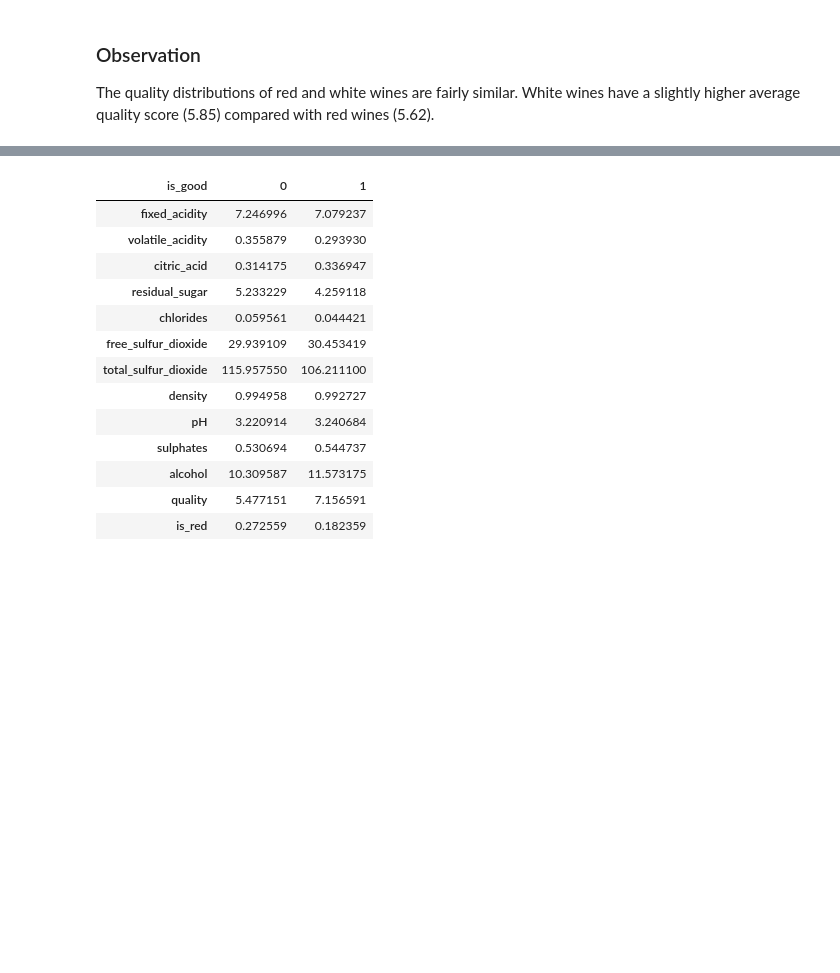
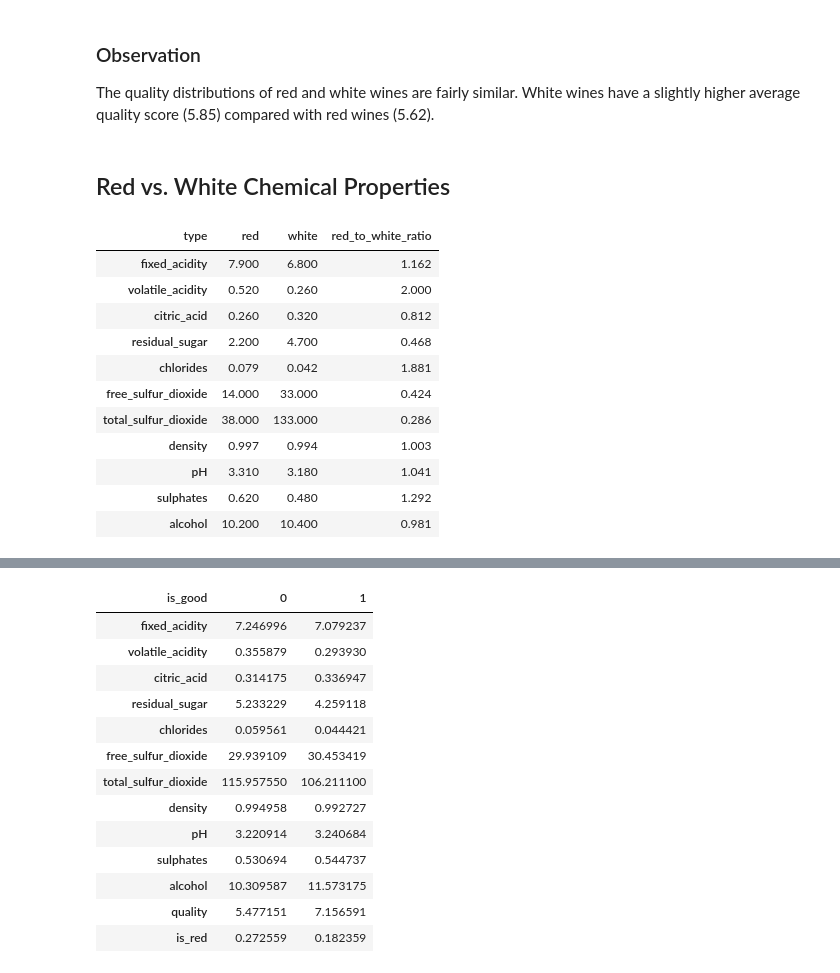
Before and after one commit to renjen/AAI150, a Jupyter notebook: notebooks/02_eda.ipynb, the cells around one changed output, grey strips where cells are left out. Cells and saved outputs as stored; diff of their text form; code cells hidden in the pictures; blank space fills up the shorter version.

```diff
--- a/notebooks/02_eda.ipynb
+++ b/notebooks/02_eda.ipynb
@@ -303,3 +375,23 @@ Name: quality, dtype: float64
 ### Observation
 
 The quality distributions of red and white wines are fairly similar. White wines have a slightly higher average quality score (5.85) compared with red wines (5.62).
+# %% [markdown]
+## Red vs. White Chemical Properties
+# %%
+type_medians = data.groupby("type")[features].median().T
+type_medians["red_to_white_ratio"] = type_medians["red"] / type_medians["white"]
+
+type_medians.round(3)
+# %% [output]
+| type | red | white | red_to_white_ratio |
+| fixed_acidity | 7.900 | 6.800 | 1.162 |
+| volatile_acidity | 0.520 | 0.260 | 2.000 |
+| citric_acid | 0.260 | 0.320 | 0.812 |
+| residual_sugar | 2.200 | 4.700 | 0.468 |
+| chlorides | 0.079 | 0.042 | 1.881 |
+| free_sulfur_dioxide | 14.000 | 33.000 | 0.424 |
+| total_sulfur_dioxide | 38.000 | 133.000 | 0.286 |
+| density | 0.997 | 0.994 | 1.003 |
+| pH | 3.310 | 3.180 | 1.041 |
+| sulphates | 0.620 | 0.480 | 1.292 |
+| alcohol | 10.200 | 10.400 | 0.981 |
```
Also changed, not shown: parts of 25 cells of this notebook, 8 other files.
